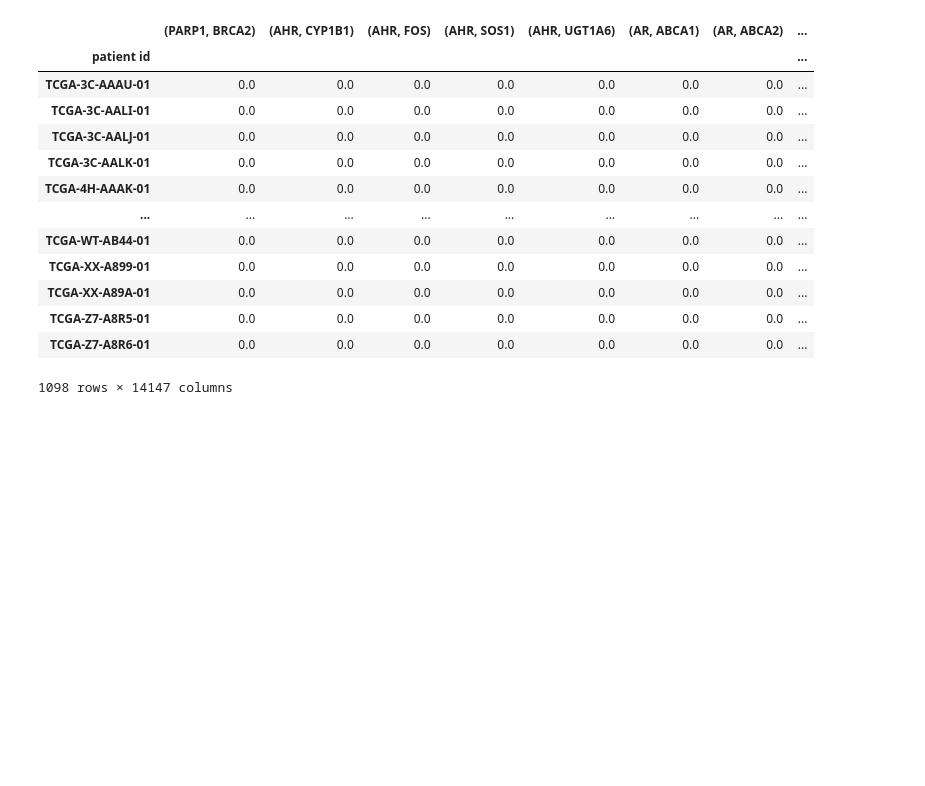
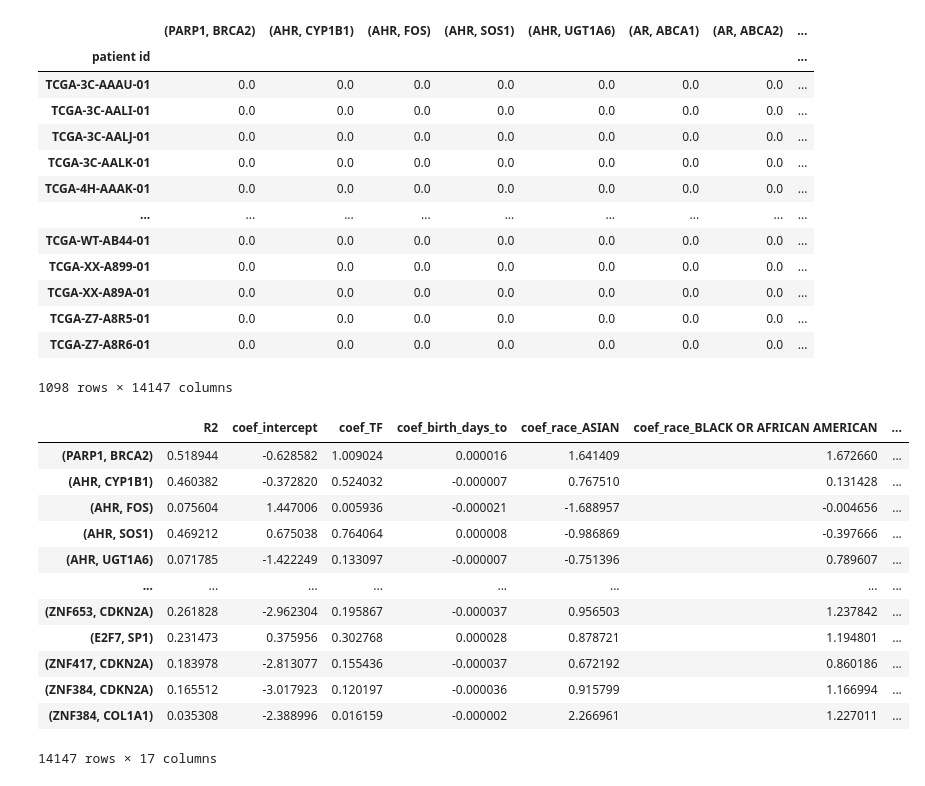
Before and after one commit to daisybio/DysRegNet_package, a Jupyter notebook: test.ipynb, the cells around one changed output. Drawn from its saved outputs; the diff is of its cells as text; code cells hidden in the pictures; blank space fills up the shorter version.

```diff
--- a/test.ipynb
+++ b/test.ipynb
@@ -97,3 +102,19 @@ data.get_results_binary()
 | TCGA-Z7-A8R5-01 | 0.0 | 0.0 | 0.0 | 0.0 | 0.0 | 0.0 | 0.0 | ... |
 | TCGA-Z7-A8R6-01 | 0.0 | 0.0 | 0.0 | 0.0 | 0.0 | 0.0 | 0.0 | ... |
 1098 rows × 14147 columns
+# %%
+data.get_model_stats()
+# %% [output]
+|  | R2 | coef_intercept | coef_TF | coef_birth_days_to | coef_race_ASIAN | coef_race_BLACK OR AFRICAN AMERICAN | ... |
+| (PARP1, BRCA2) | 0.518944 | -0.628582 | 1.009024 | 0.000016 | 1.641409 | 1.672660 | ... |
+| (AHR, CYP1B1) | 0.460382 | -0.372820 | 0.524032 | -0.000007 | 0.767510 | 0.131428 | ... |
+| (AHR, FOS) | 0.075604 | 1.447006 | 0.005936 | -0.000021 | -1.688957 | -0.004656 | ... |
+| (AHR, SOS1) | 0.469212 | 0.675038 | 0.764064 | 0.000008 | -0.986869 | -0.397666 | ... |
+| (AHR, UGT1A6) | 0.071785 | -1.422249 | 0.133097 | -0.000007 | -0.751396 | 0.789607 | ... |
+| ... | ... | ... | ... | ... | ... | ... | ... |
+| (ZNF653, CDKN2A) | 0.261828 | -2.962304 | 0.195867 | -0.000037 | 0.956503 | 1.237842 | ... |
+| (E2F7, SP1) | 0.231473 | 0.375956 | 0.302768 | 0.000028 | 0.878721 | 1.194801 | ... |
+| (ZNF417, CDKN2A) | 0.183978 | -2.813077 | 0.155436 | -0.000037 | 0.672192 | 0.860186 | ... |
+| (ZNF384, CDKN2A) | 0.165512 | -3.017923 | 0.120197 | -0.000036 | 0.915799 | 1.166994 | ... |
+| (ZNF384, COL1A1) | 0.035308 | -2.388996 | 0.016159 | -0.000002 | 2.266961 | 1.227011 | ... |
+14147 rows × 17 columns
```
Also changed, not shown: parts of 2 cells of this notebook, 6 other files.
